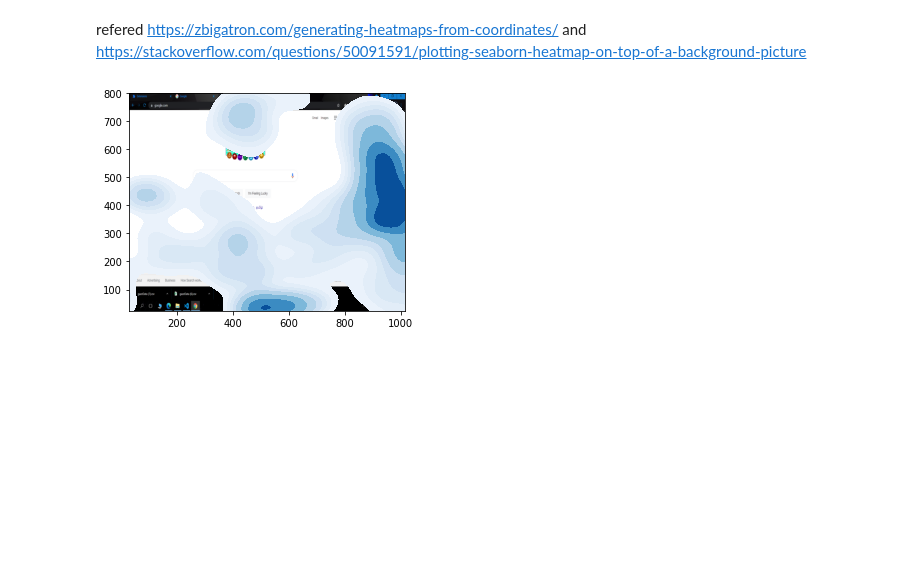
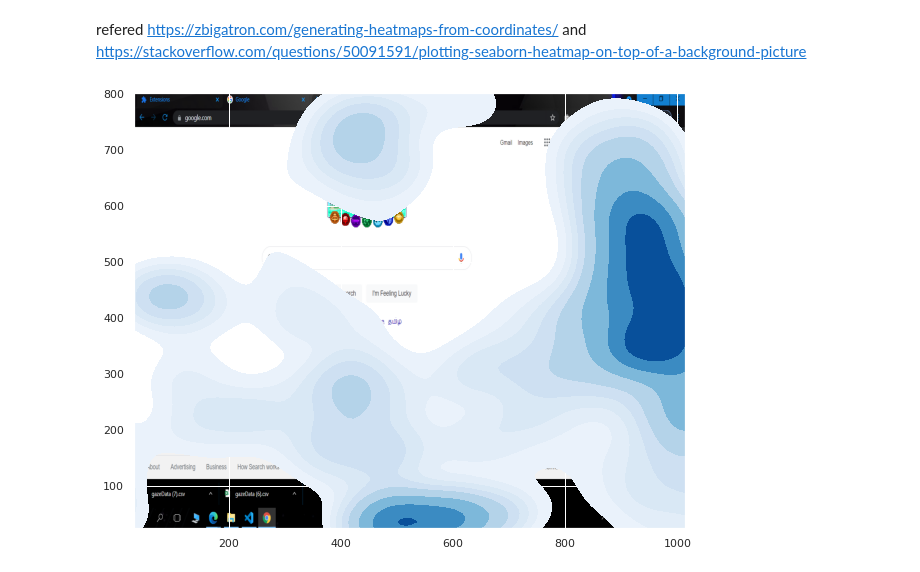
Before and after one commit to EANimesha/Online-Exam-Cheating-Detection-with-Eye-Tracking, a Jupyter notebook: Data Visualize and Analyse/Data_Visualize_Test_1_.ipynb, the cells around one changed output. Cells and saved outputs as stored; diff of their text form; code cells hidden in the pictures; blank space fills up the shorter version.

Commit message:
Updated data visualizing notebook

```diff
--- a/Data Visualize and Analyse/Data_Visualize_Test_1_.ipynb
+++ b/Data Visualize and Analyse/Data_Visualize_Test_1_.ipynb
@@ -49,8 +73,8 @@ from scipy import stats, integrate
 import seaborn as sns
 import matplotlib.image as mpimg
 # %%
-# x= df['X'].to_numpy()
-# y= df['Y'].to_numpy()
+x= df['X'].to_numpy()
+y= df['Y'].to_numpy()
 
 ax = sns.kdeplot(x, y, cmap="Blues", shade=True, shade_lowest=False)
 
@@ -75,11 +99,11 @@ df = pd.read_csv(file)
 import seaborn as sns
 map_img = mpimg.imread('/content/drive/MyDrive/Colab Notebooks/Research/imgd.PNG')
 # %%
-
+sns.set(rc={'figure.figsize':(10.0,8.0)})
 hmax = sns.kdeplot(x, y, cmap="Blues", shade=True, bw=.15)
 hmax.collections[0].set_alpha(0)
 
 plt.imshow(map_img, zorder=0, extent=[30.0, 1014.0, 24.0, 800.0])
 plt.show()
 # %% [output]
-[figure, old version]
+[figure, new version]
```
Also changed, not shown: parts of 7 cells of this notebook.
